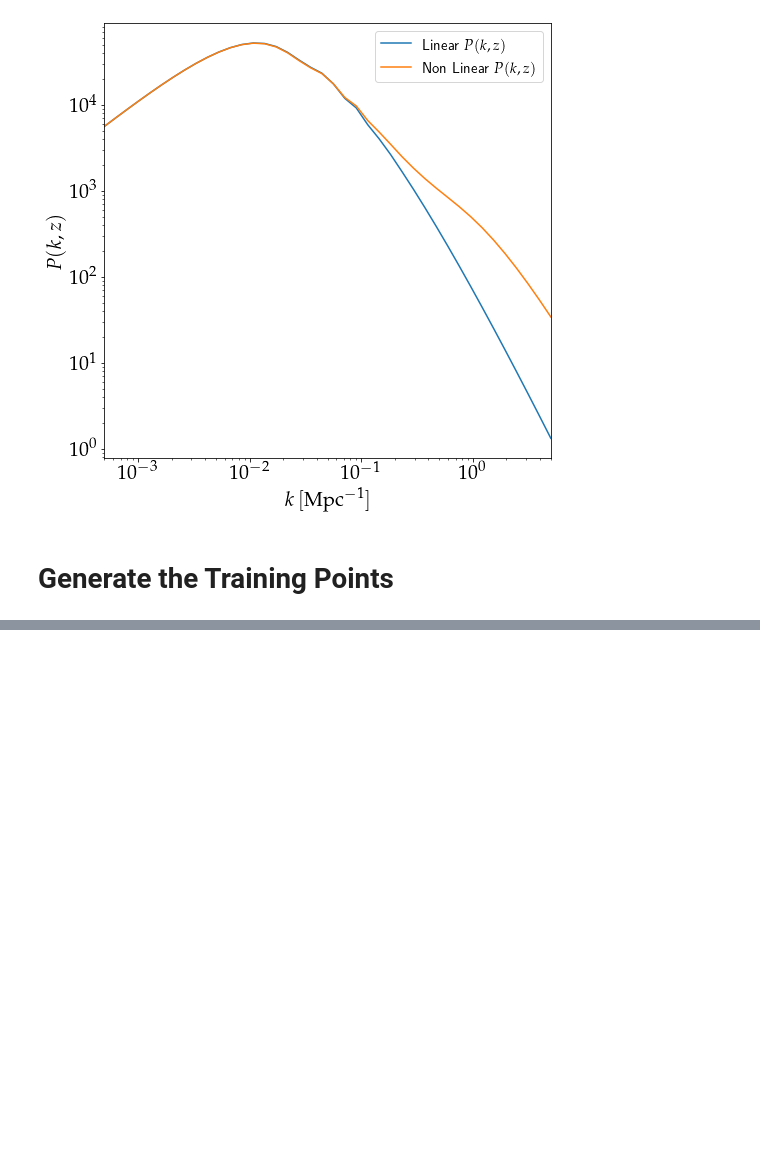
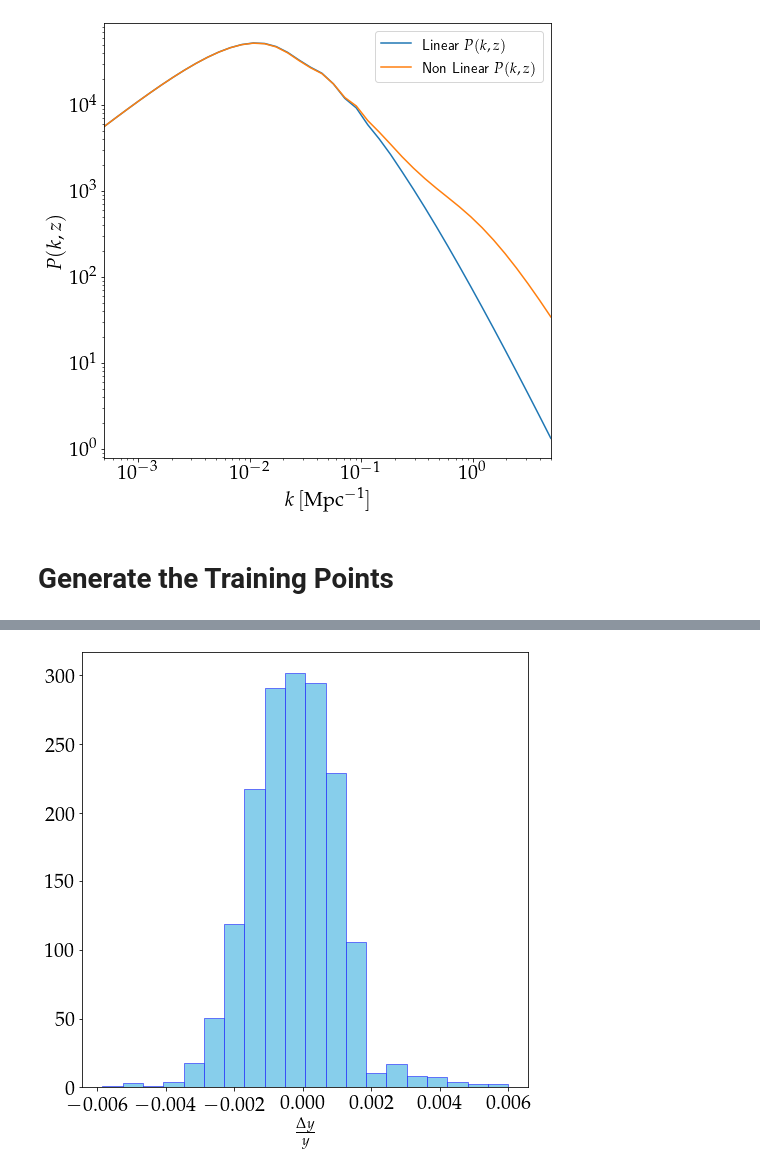
Before and after one commit to Harry45/SUPER, a Jupyter notebook: demo.ipynb, the cells around one changed output, grey strips where cells are left out. Saved outputs shown, nothing was run; the diff lists cells and outputs as text; code cells hidden in the pictures; blank space fills up the shorter version.

```diff
--- a/demo.ipynb
+++ b/demo.ipynb
@@ -40,0 +121,18 @@ cosmo, linear, nonlinear = calculate_power_spectrum('lhs_8', 0)
+# %%
+X_test = hp.load_list('data', 'x_test')
+# %%
+y_test = hp.load_list('data', 'y_test')
+# %%
+predictions = pd.read_csv('data/predictions_2.csv')
+# %%
+diff = y_test - predictions.y.values
+# %%
+plt.figure(figsize = (8,8))
+plt.hist(diff/y_test, density = True, bins = 20, edgecolor='blue', linewidth=0.5, color = 'skyblue')
+plt.xlabel(r'$\frac{\Delta y}{y}$', fontsize = fontSize)
+plt.tick_params(axis='x', labelsize=fontSize)
+plt.tick_params(axis='y', labelsize=fontSize)
+# plt.savefig('plots/fractional_error_2.pdf', bbox_inches = 'tight')
+plt.show()
+# %% [output]
+[figure, added]
```
Also changed, not shown: parts of 15 cells of this notebook, 28 other files.
